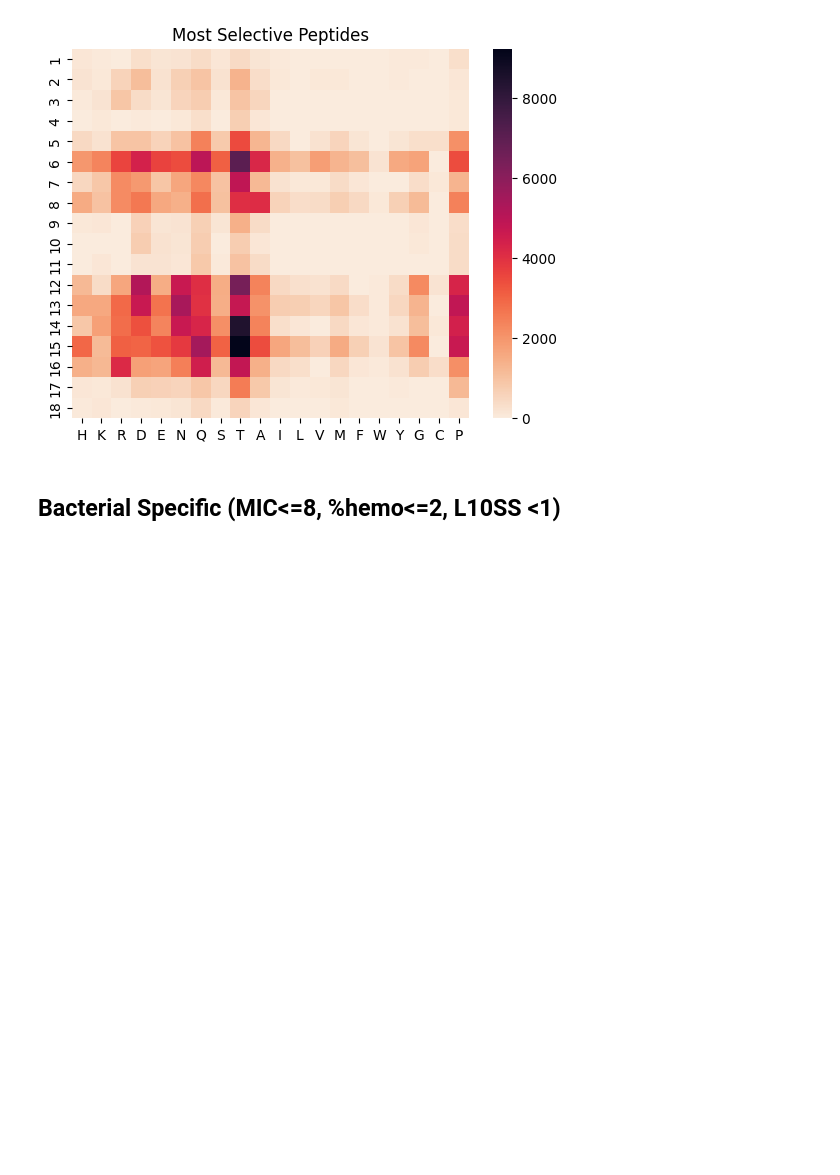
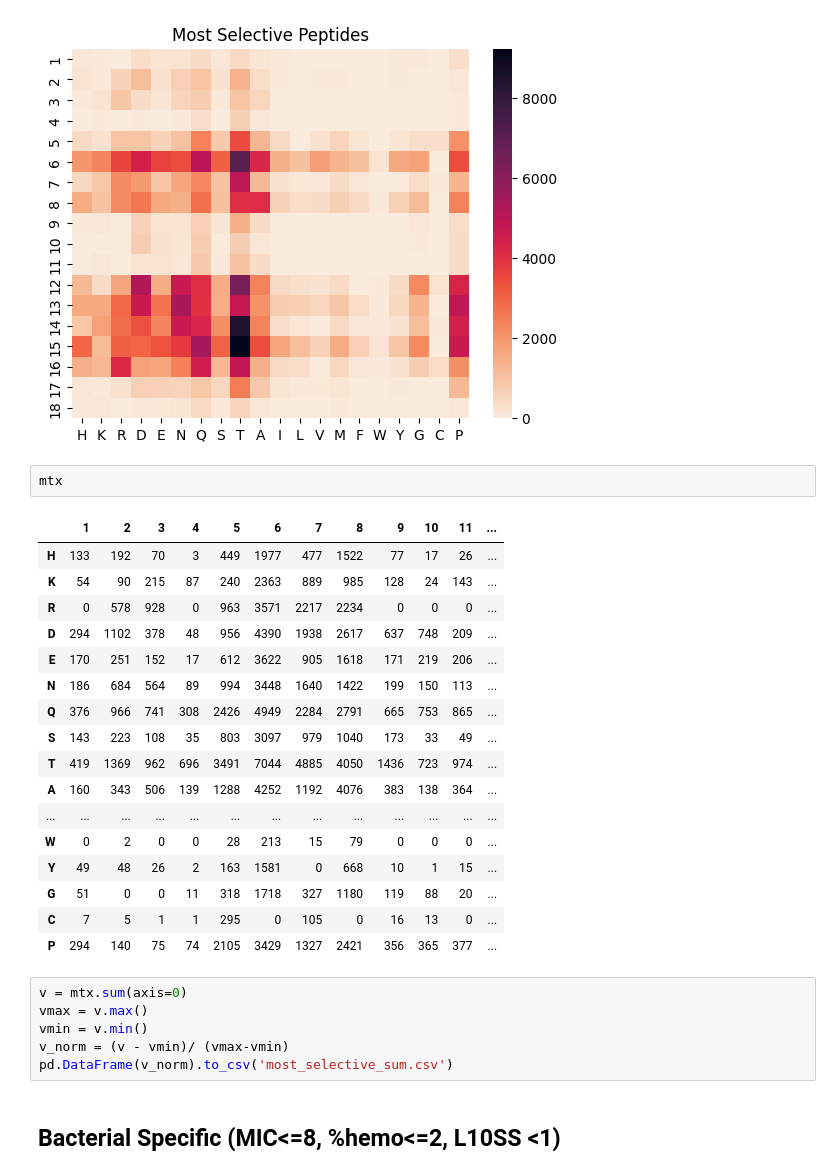
Before and after one commit to ziul-bio/DMS_ML_AMP, a Jupyter notebook: 07_AMP_predictions_v01.ipynb, the cells around one changed output. Saved outputs shown, nothing was run; the diff lists cells and outputs as text; blank space fills up the shorter version.

```diff
--- a/07_AMP_predictions_v01.ipynb
+++ b/07_AMP_predictions_v01.ipynb
@@ -748,6 +748,32 @@ sns.heatmap(mtx.T, cmap="rocket_r")
 plt.show()
 # %% [output]
 [figure]
+# %%
+mtx
+# %% [output]
+|  | 1 | 2 | 3 | 4 | 5 | 6 | 7 | 8 | 9 | 10 | 11 | ... |
+| H | 133 | 192 | 70 | 3 | 449 | 1977 | 477 | 1522 | 77 | 17 | 26 | ... |
+| K | 54 | 90 | 215 | 87 | 240 | 2363 | 889 | 985 | 128 | 24 | 143 | ... |
+| R | 0 | 578 | 928 | 0 | 963 | 3571 | 2217 | 2234 | 0 | 0 | 0 | ... |
+| D | 294 | 1102 | 378 | 48 | 956 | 4390 | 1938 | 2617 | 637 | 748 | 209 | ... |
+| E | 170 | 251 | 152 | 17 | 612 | 3622 | 905 | 1618 | 171 | 219 | 206 | ... |
+| N | 186 | 684 | 564 | 89 | 994 | 3448 | 1640 | 1422 | 199 | 150 | 113 | ... |
+| Q | 376 | 966 | 741 | 308 | 2426 | 4949 | 2284 | 2791 | 665 | 753 | 865 | ... |
+| S | 143 | 223 | 108 | 35 | 803 | 3097 | 979 | 1040 | 173 | 33 | 49 | ... |
+| T | 419 | 1369 | 962 | 696 | 3491 | 7044 | 4885 | 4050 | 1436 | 723 | 974 | ... |
+| A | 160 | 343 | 506 | 139 | 1288 | 4252 | 1192 | 4076 | 383 | 138 | 364 | ... |
+| ... | ... | ... | ... | ... | ... | ... | ... | ... | ... | ... | ... | ... |
+| W | 0 | 2 | 0 | 0 | 28 | 213 | 15 | 79 | 0 | 0 | 0 | ... |
+| Y | 49 | 48 | 26 | 2 | 163 | 1581 | 0 | 668 | 10 | 1 | 15 | ... |
+| G | 51 | 0 | 0 | 11 | 318 | 1718 | 327 | 1180 | 119 | 88 | 20 | ... |
+| C | 7 | 5 | 1 | 1 | 295 | 0 | 105 | 0 | 16 | 13 | 0 | ... |
+| P | 294 | 140 | 75 | 74 | 2105 | 3429 | 1327 | 2421 | 356 | 365 | 377 | ... |
+# %%
+v = mtx.sum(axis=0)
+vmax = v.max()
+vmin = v.min()
+v_norm = (v - vmin)/ (vmax-vmin)
+pd.DataFrame(v_norm).to_csv('most_selective_sum.csv')
 # %% [markdown]
 ## Bacterial Specific (MIC<=8, %hemo<=2, L10SS <1)
 # %%
```
Also changed, not shown: 3 other files.
